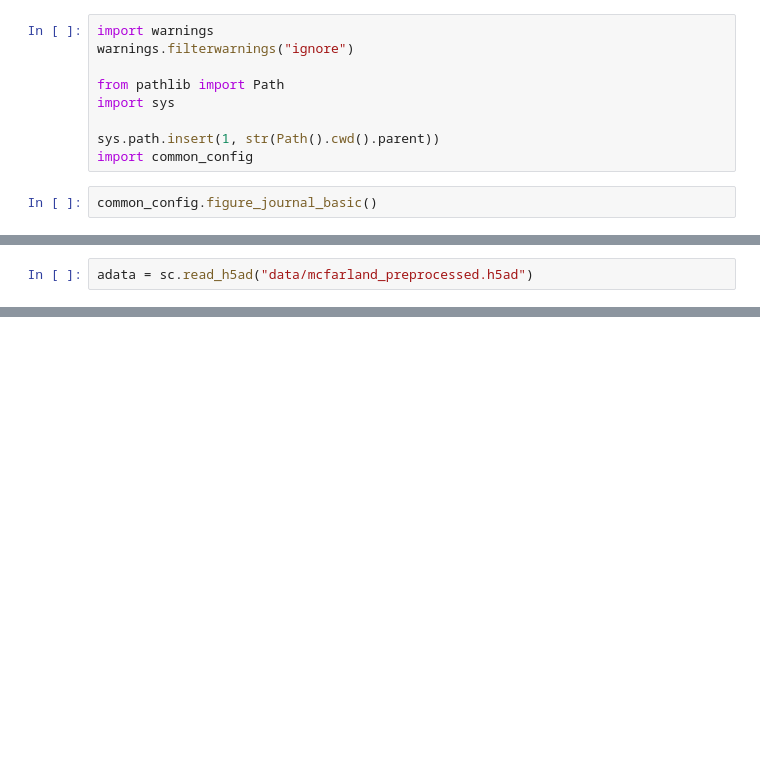
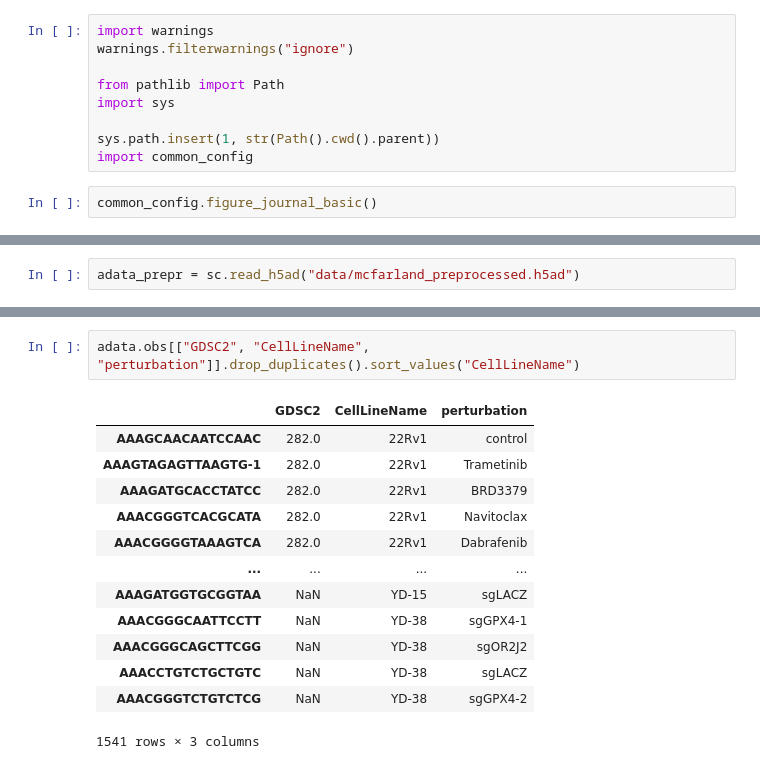
Before and after one commit to theislab/pertpy-reproducibility, a Jupyter notebook: mcfarland/04_mcfarland_drug_response.ipynb, the cells around one changed output, grey strips where cells are left out. Cells and saved outputs as stored; diff of their text form; blank space fills up the shorter version.

Commit message:
Obtain GDSC scores via pertpy metadata

```diff
--- a/mcfarland/04_mcfarland_drug_response.ipynb
+++ b/mcfarland/04_mcfarland_drug_response.ipynb
@@ -21,2 +21,2 @@ OMP: Info #276: omp_set_nested routine deprecated, please use omp_set_max_active
 # %%
-adata = sc.read_h5ad("data/mcfarland_preprocessed.h5ad")
+adata_prepr = sc.read_h5ad("data/mcfarland_preprocessed.h5ad")
@@ -75,0 +103,16 @@ Name: GDSC1, Length: 182875, dtype: float64
+# %%
+adata.obs[["GDSC2", "CellLineName", "perturbation"]].drop_duplicates().sort_values("CellLineName")
+# %% [output]
+|  | GDSC2 | CellLineName | perturbation |
+| AAAGCAACAATCCAAC | 282.0 | 22Rv1 | control |
+| AAAGTAGAGTTAAGTG-1 | 282.0 | 22Rv1 | Trametinib |
+| AAAGATGCACCTATCC | 282.0 | 22Rv1 | BRD3379 |
+| AAACGGGTCACGCATA | 282.0 | 22Rv1 | Navitoclax |
+| AAACGGGGTAAAGTCA | 282.0 | 22Rv1 | Dabrafenib |
+| ... | ... | ... | ... |
+| AAAGATGGTGCGGTAA | NaN | YD-15 | sgLACZ |
+| AAACGGGCAATTCCTT | NaN | YD-38 | sgGPX4-1 |
+| AAACGGGCAGCTTCGG | NaN | YD-38 | sgOR2J2 |
+| AAACCTGTCTGCTGTC | NaN | YD-38 | sgLACZ |
+| AAACGGGTCTGTCTCG | NaN | YD-38 | sgGPX4-2 |
+1541 rows × 3 columns
```
Also changed, not shown: parts of 16 cells of this notebook, 1 other file.
